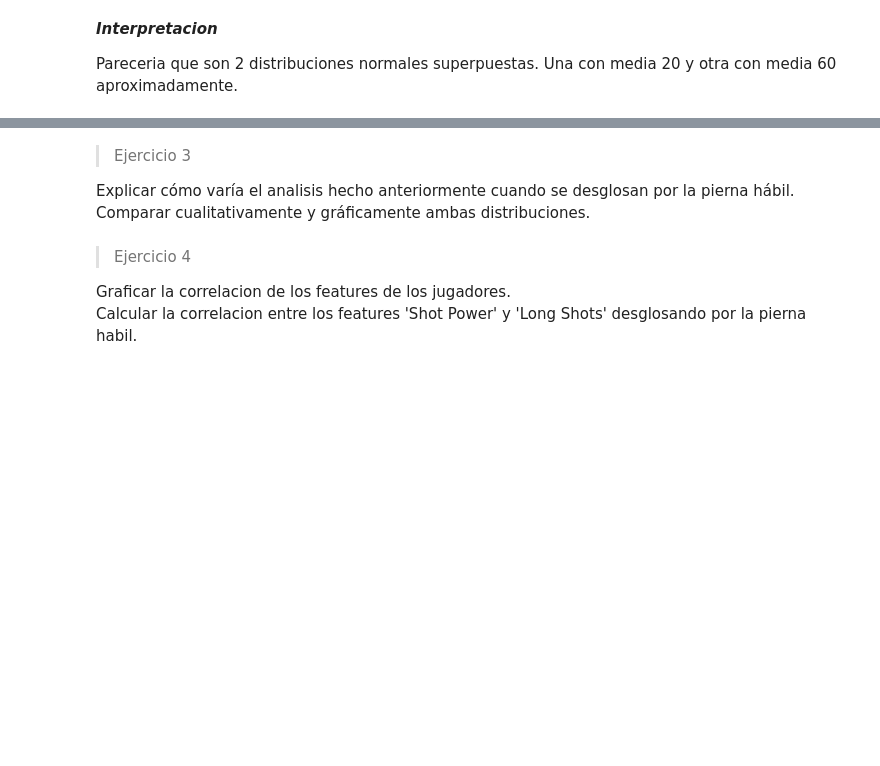
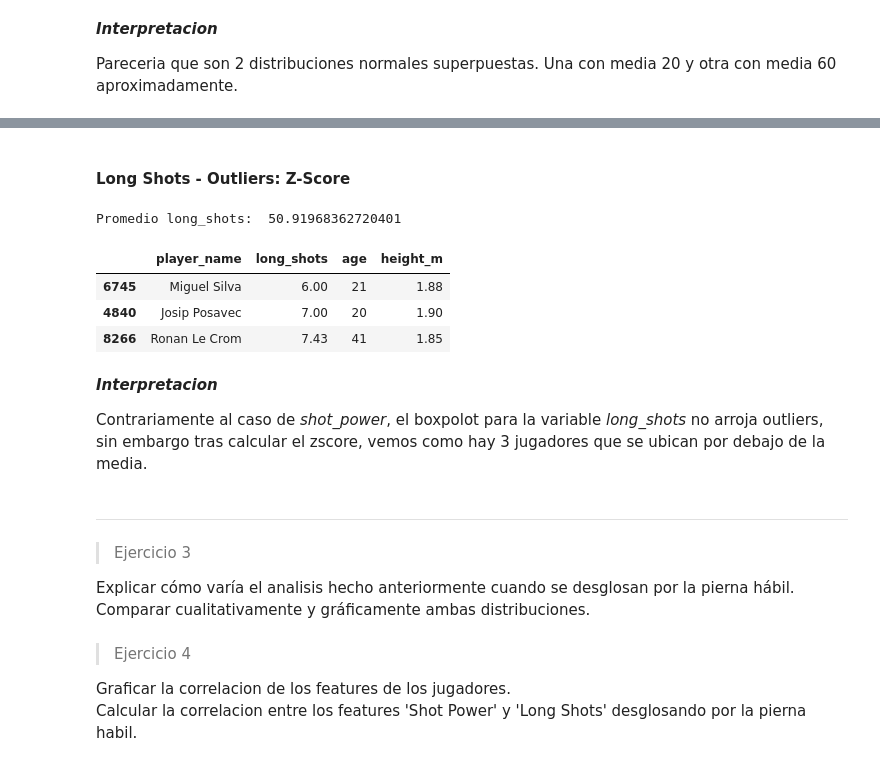
Before and after one commit to diplodatos2019/Mentoria_Analisis_Visualizacion_Datos, a Jupyter notebook: Practico_AyV_resolucion.ipynb, the cells around one changed output, grey strips where cells are left out. Cells and saved outputs as stored; diff of their text form; code cells hidden in the pictures; blank space fills up the shorter version.

```diff
--- a/Practico_AyV_resolucion.ipynb
+++ b/Practico_AyV_resolucion.ipynb
@@ -267,4 +310,29 @@ sns.boxplot(x="player_name", y="long_shots", data=df_player, palette="coolwarm")
+# %% [markdown]
+#### Long Shots - Outliers: Z-Score
+# %%
+## Z-Szore para "long_shots"
+
+df_player["long_shots_zscore"] = zscore(df_player["long_shots"])
+
+long_shots_zscore_outliers = df_player["long_shots_zscore"].apply(
+    ## Si zscore es menor 2.5 o mayor a 2.5, el valor observado esta en el 5% mas chico o mas grande.
+  lambda x: x <= -2.5 or x >= 2.5
+)
+print("Promedio long_shots: ", long_shots_clean.mean())
+
+df_player[long_shots_zscore_outliers][["player_name", "long_shots", "age", "height_m"]].sort_values("long_shots", ascending=True)
+# %% [output]
+Promedio long_shots:  50.91968362720401
+|  | player_name | long_shots | age | height_m |
+| 6745 | Miguel Silva | 6.00 | 21 | 1.88 |
+| 4840 | Josip Posavec | 7.00 | 20 | 1.90 |
+| 8266 | Ronan Le Crom | 7.43 | 41 | 1.85 |
+# %% [markdown]
+***Interpretacion***
+
+Contrariamente al caso de *shot_power*, el boxpolot para la variable *long_shots* no arroja outliers, sin embargo tras calcular el zscore, vemos como hay 3 jugadores que se ubican por debajo de la media.
 # %% [markdown]
+_____________________________________________________________
 > Ejercicio 3
 
 Explicar cómo varía el analisis hecho anteriormente cuando se desglosan por la pierna hábil.
```
Also changed, not shown: parts of 12 cells of this notebook.
